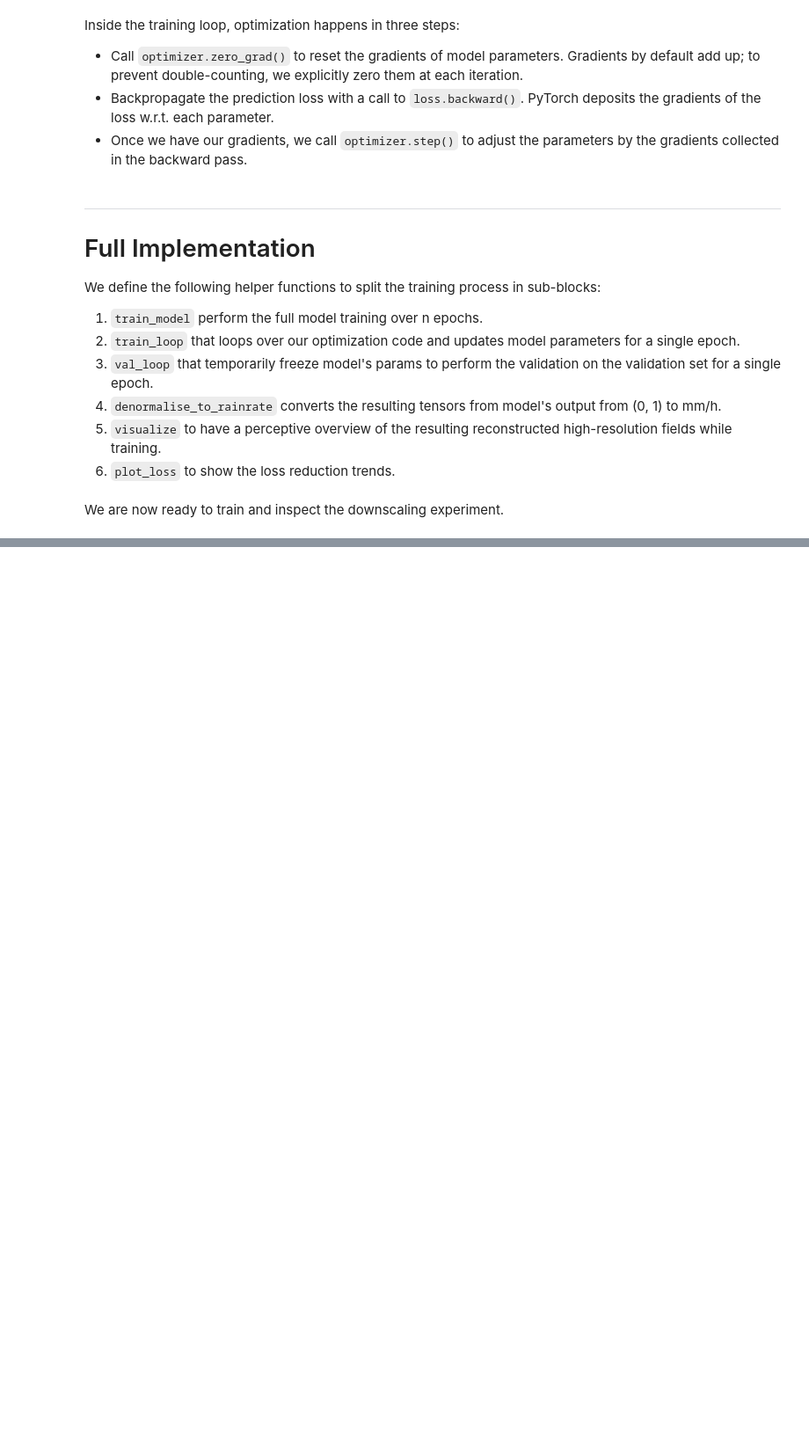
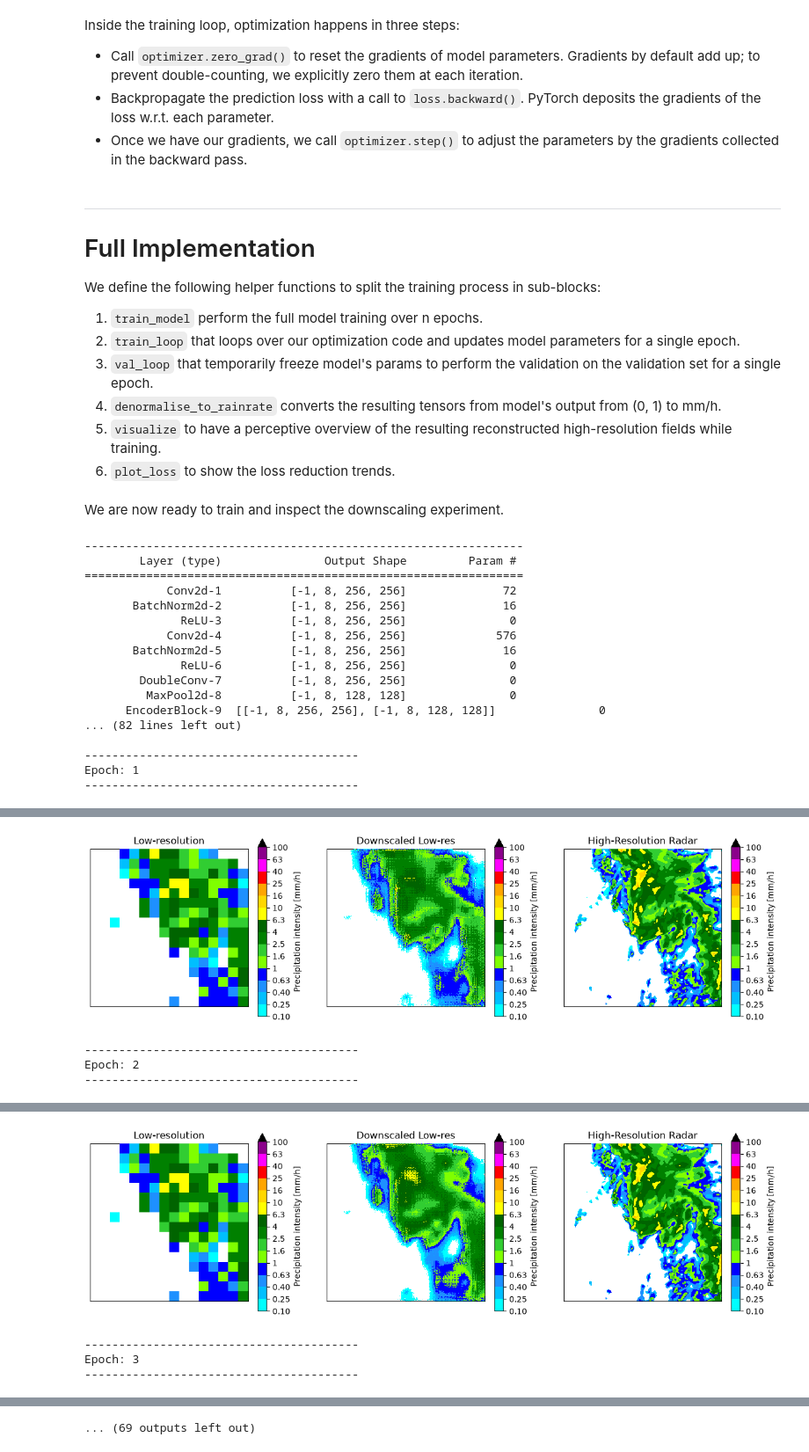
Before and after one commit to WebValley2026/Intro-to-deep-learning, a Jupyter notebook: notebooks/deep_learning_tutorial_full.ipynb, the cells around one changed output, grey strips where cells are left out. Shown at 88% size. Saved outputs shown, nothing was run; the diff lists cells and outputs as text; code cells hidden in the pictures; blank space fills up the shorter version.

```diff
--- a/notebooks/deep_learning_tutorial_full.ipynb
+++ b/notebooks/deep_learning_tutorial_full.ipynb
@@ -1051,8 +1163,9 @@ speed up data retrieval.
 
 ``DataLoader`` is an iterable that abstracts this complexity for us in an easy object.
 # %%
-path_radar_dataset    = "/disks/fast/italian-radar-dpc-sri-2010-2025.zarr"
-path_data_coordinates = "/disks/fast/sampled_datacubes_2021-01-01-2025-12-11_24x256x256_3x16x16_10000.csv"
+path_radar_dataset="/data/radar/italian-radar-dpc-sri.zarr"
+path_data_coordinates="/data/radar/sampled_datacubes_2021-01-01-2025-12-11_24x256x256_3x16x16_10000.csv"
+
 downscaling_factor    = 16 # From 1km grid-size to 16km grid-size
 delta_t = 1
 delta_y = 256
@@ -1431,7 +1546,7 @@ batch_size    = 32
 # Init model/optimisation objects
 train_dataloader = DataLoader(training_data, num_workers=4, batch_size=batch_size, shuffle=True)
 val_dataloader   = DataLoader(val_data, num_workers=4, batch_size=batch_size, shuffle=False)
-model            = DownscalingUnet(input_channels=1, output_channels=1, features=[1, 2, 4, 8]).to(device)
+model            = DownscalingUnet(input_channels=1, output_channels=1, features=[8, 16, 32, 64]).to(device)
 optimizer        = torch.optim.Adam(model.parameters(), lr=learning_rate)
 loss_fn          = torch.nn.MSELoss()
 output_path = "./"
@@ -1451,3 +1566,21 @@ avg_train_loss_array, avg_val_loss_array, train_loss_array, val_loss_array = \
         output_path,
         visualise_sample_ids=439,
     )
+# %% [output]
+----------------------------------------------------------------
+        Layer (type)               Output Shape         Param #
+================================================================
+            Conv2d-1          [-1, 8, 256, 256]              72
+       BatchNorm2d-2          [-1, 8, 256, 256]              16
+              ReLU-3          [-1, 8, 256, 256]               0
+            Conv2d-4          [-1, 8, 256, 256]             576
+       BatchNorm2d-5          [-1, 8, 256, 256]              16
+              ReLU-6          [-1, 8, 256, 256]               0
+        DoubleConv-7          [-1, 8, 256, 256]               0
+         MaxPool2d-8          [-1, 8, 128, 128]               0
+      EncoderBlock-9  [[-1, 8, 256, 256], [-1, 8, 128, 128]]               0
+... (82 lines left out)
+
+----------------------------------------
+Epoch: 1
+----------------------------------------
@@ -1453,0 +1590,4 @@ avg_train_loss_array, avg_val_loss_array, train_loss_array, val_loss_array = \
+[figure, added]
+----------------------------------------
+Epoch: 2
+----------------------------------------
@@ -1453,0 +1597,4 @@ avg_train_loss_array, avg_val_loss_array, train_loss_array, val_loss_array = \
+[figure, added]
+----------------------------------------
+Epoch: 3
+----------------------------------------
@@ -1454,3 +1604,4 @@ avg_train_loss_array, avg_val_loss_array, train_loss_array, val_loss_array = \
+... (69 outputs left out)
 # %%
 plot_loss(train_loss_array, val_loss_array, ylims=(0.0, 0.002))
 plot_loss(avg_train_loss_array, avg_val_loss_array, mvavg=1, ylims=(0.0, 0.0002))
```
Also changed, not shown: parts of 28 cells of this notebook.
